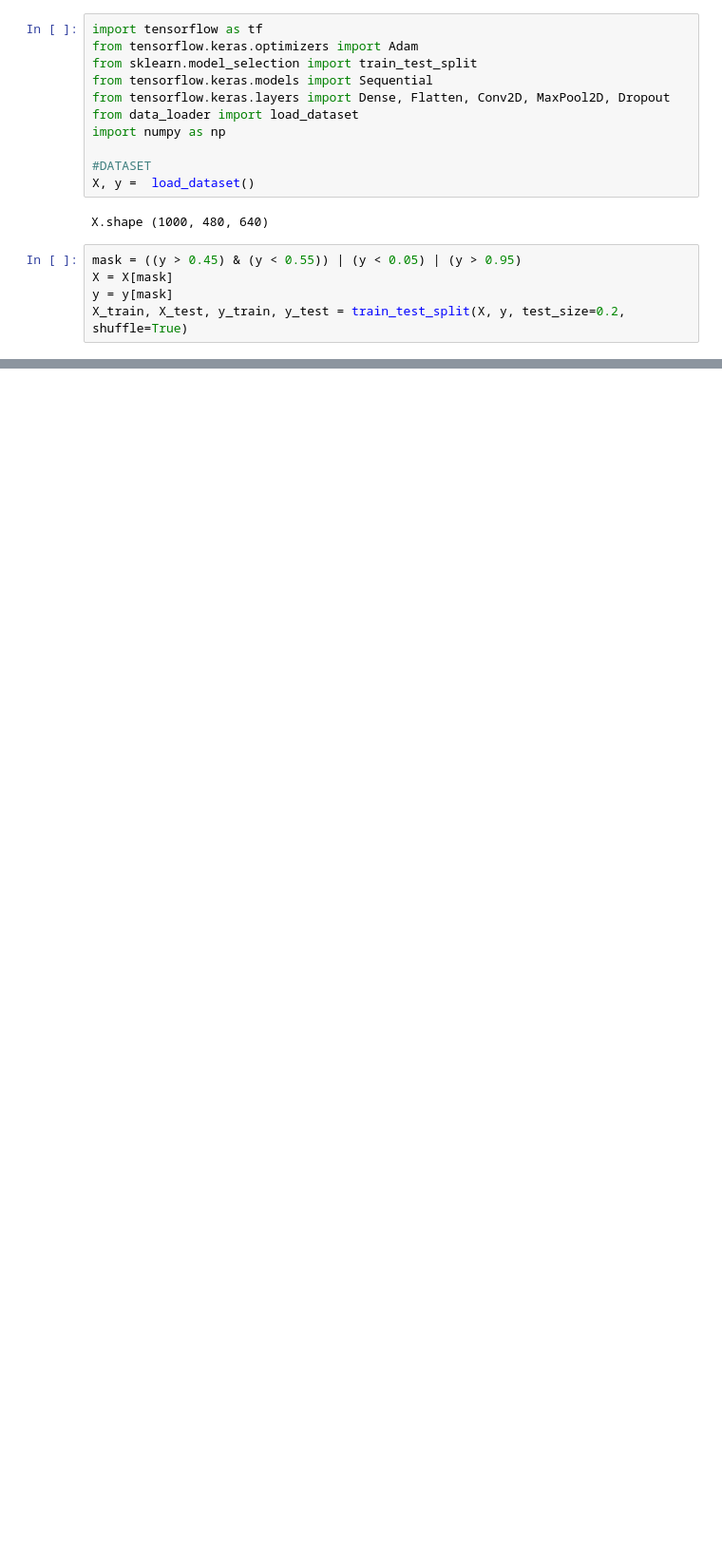
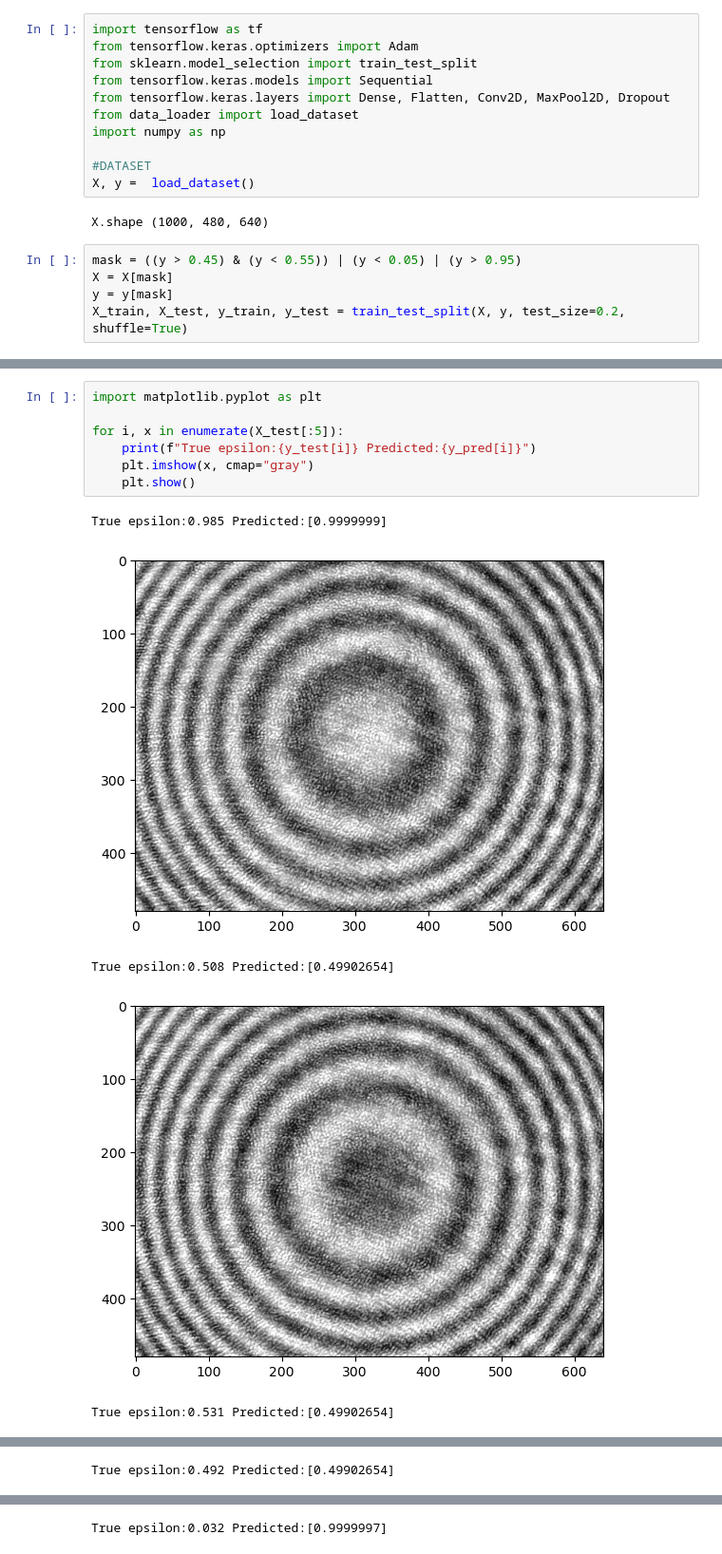
Before and after one commit to Hatter01/topography-scratch, a Jupyter notebook: src/data/testing.ipynb, the cells around one changed output, grey strips where cells are left out. Shown at 95% size. Drawn from its saved outputs; the diff is of its cells as text; blank space fills up the shorter version.

Commit message:
plot sample x_test images

```diff
--- a/src/data/testing.ipynb
+++ b/src/data/testing.ipynb
@@ -103,0 +104,13 @@ print(np.average(results))
+# %%
+import matplotlib.pyplot as plt
+
+for i, x in enumerate(X_test[:5]):
+    print(f"True epsilon:{y_test[i]} Predicted:{y_pred[i]}")
+    plt.imshow(x, cmap="gray")
+    plt.show()
+# %% [output]
+True epsilon:0.985 Predicted:[0.9999999]
+[figure, added]
+True epsilon:0.508 Predicted:[0.49902654]
+[figure, added]
+True epsilon:0.531 Predicted:[0.49902654]
@@ -103,0 +118 @@ print(np.average(results))
+True epsilon:0.492 Predicted:[0.49902654]
@@ -103,0 +120 @@ print(np.average(results))
+True epsilon:0.032 Predicted:[0.9999997]
```
Also changed, not shown: parts of 5 cells of this notebook, 1 other file.
